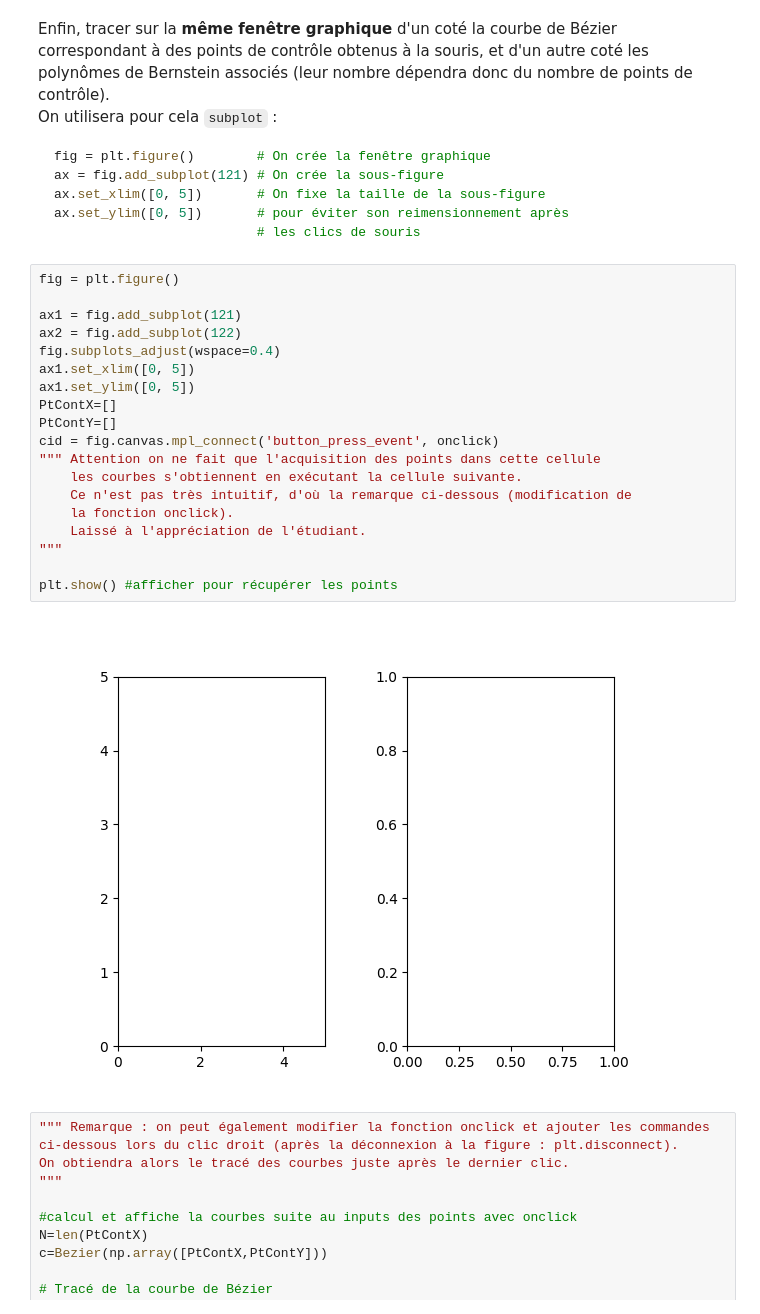
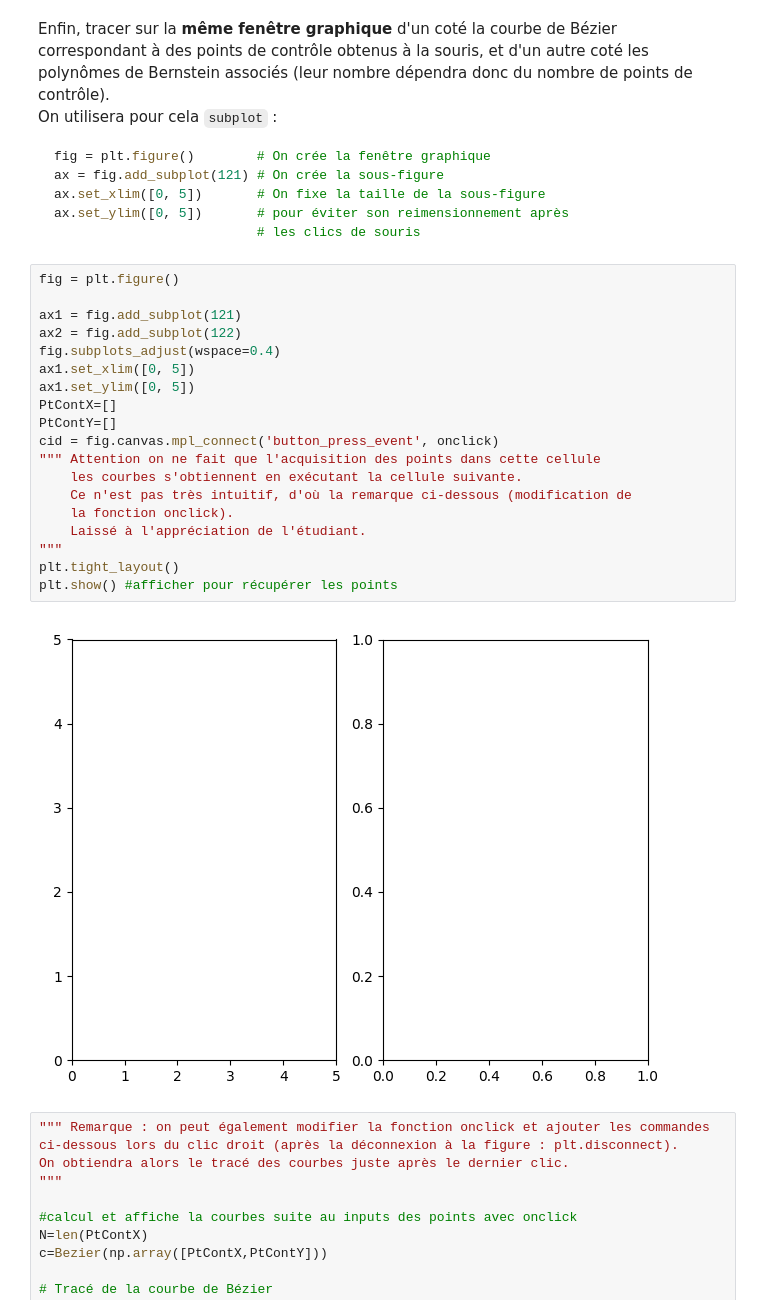
Before and after one commit to lnkyy/modelisation, a Jupyter notebook: TP1Bezier.ipynb, the cells around one changed output. Saved outputs shown, nothing was run; the diff lists cells and outputs as text.

```diff
--- a/TP1Bezier.ipynb
+++ b/TP1Bezier.ipynb
@@ -127,24 +127,24 @@ ax.set_ylim([0, 5])       # pour éviter son reimensionnement après
 # %%
 fig = plt.figure()
 
 ax1 = fig.add_subplot(121)
 ax2 = fig.add_subplot(122)
 fig.subplots_adjust(wspace=0.4)
 ax1.set_xlim([0, 5])
 ax1.set_ylim([0, 5])
 PtContX=[]
 PtContY=[]
 cid = fig.canvas.mpl_connect('button_press_event', onclick)
 """ Attention on ne fait que l'acquisition des points dans cette cellule
     les courbes s'obtiennent en exécutant la cellule suivante.
     Ce n'est pas très intuitif, d'où la remarque ci-dessous (modification de
     la fonction onclick).
     Laissé à l'appréciation de l'étudiant.
 """
-
+plt.tight_layout()
 plt.show() #afficher pour récupérer les points
 # %% [output]
-[figure, old version]
+[figure, new version]
 # %%
 """ Remarque : on peut également modifier la fonction onclick et ajouter les commandes
 ci-dessous lors du clic droit (après la déconnexion à la figure : plt.disconnect).
```
Also changed, not shown: parts of 10 cells of this notebook.
